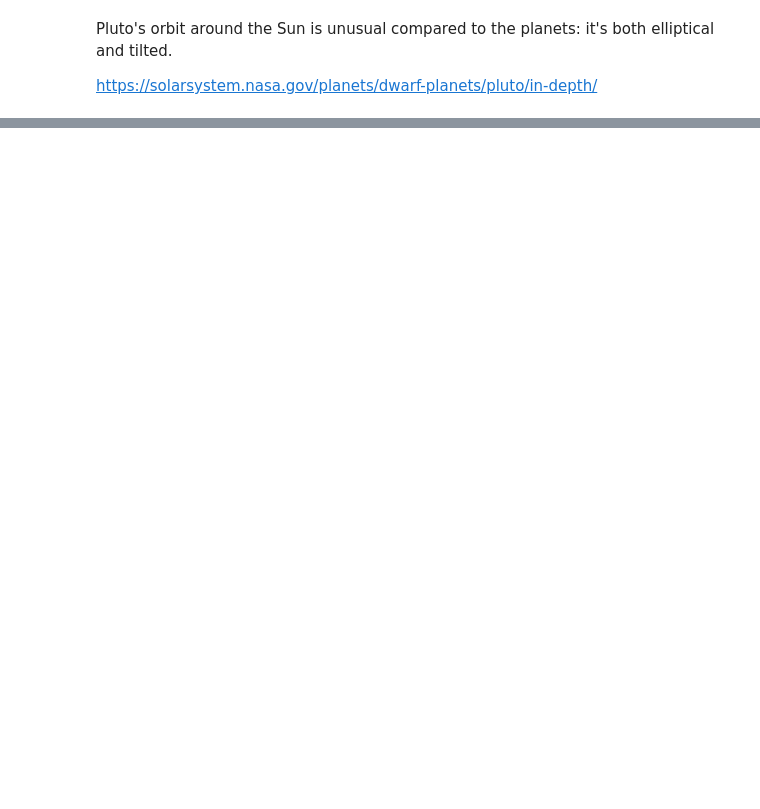
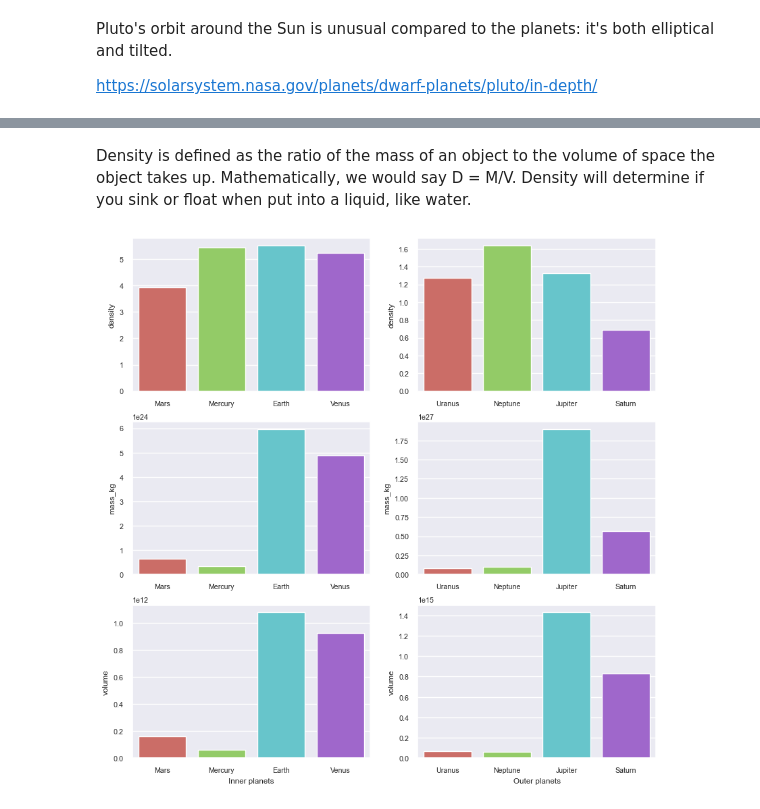
Before and after one commit to GuadaHub/SolarSystem, a Jupyter notebook: EDA.ipynb, the cells around one changed output, grey strips where cells are left out. Cells and saved outputs as stored; diff of their text form; code cells hidden in the pictures; blank space fills up the shorter version.

```diff
--- a/EDA.ipynb
+++ b/EDA.ipynb
@@ -164,0 +121,3 @@ https://solarsystem.nasa.gov/planets/dwarf-planets/pluto/in-depth/
+# %%
+inner_planets = data[data.eName.isin(['Mercury','Venus','Earth','Mars'])]
+outer_planets = data[data.eName.isin(['Jupiter','Saturn','Uranus','Neptune'])]
@@ -164,0 +130,22 @@ https://solarsystem.nasa.gov/planets/dwarf-planets/pluto/in-depth/
+# %% [markdown]
+Density is defined as the ratio of the mass of an object to the volume of space the object takes up. Mathematically, we would say D = M/V. Density will determine if you sink or float when put into a liquid, like water.
+# %%
+# Lets look approxima loote volume in km^3, total estimated mass of object in kg and the average density of the body
+
+f, ax = plt.subplots(3, 2, figsize=(10, 10))
+
+sns.barplot(data=inner_planets, x='eName', y='density', palette="hls", ax=ax[0,0])
+sns.barplot(data=outer_planets, x='eName', y='density', palette="hls", ax=ax[0,1])
+sns.barplot(data=inner_planets, x='eName', y='mass_kg', palette="hls", ax=ax[1,0])
+sns.barplot(data=outer_planets, x='eName', y='mass_kg', palette="hls", ax=ax[1,1])
+sns.barplot(data=inner_planets, x='eName', y='volume', palette="hls", ax=ax[2,0])
+sns.barplot(data=outer_planets, x='eName', y='volume', palette="hls", ax=ax[2,1])
+
+ax[2,0].set_xlabel('Inner planets')
+ax[2,1].set_xlabel('Outer planets')
+ax[1,0].set_xlabel(None)
+ax[1,1].set_xlabel(None)
+ax[0,0].set_xlabel(None)
+ax[0,1].set_xlabel(None);
+# %% [output]
+[figure, added]
```
Also changed, not shown: parts of 16 cells of this notebook, 2 other files.
